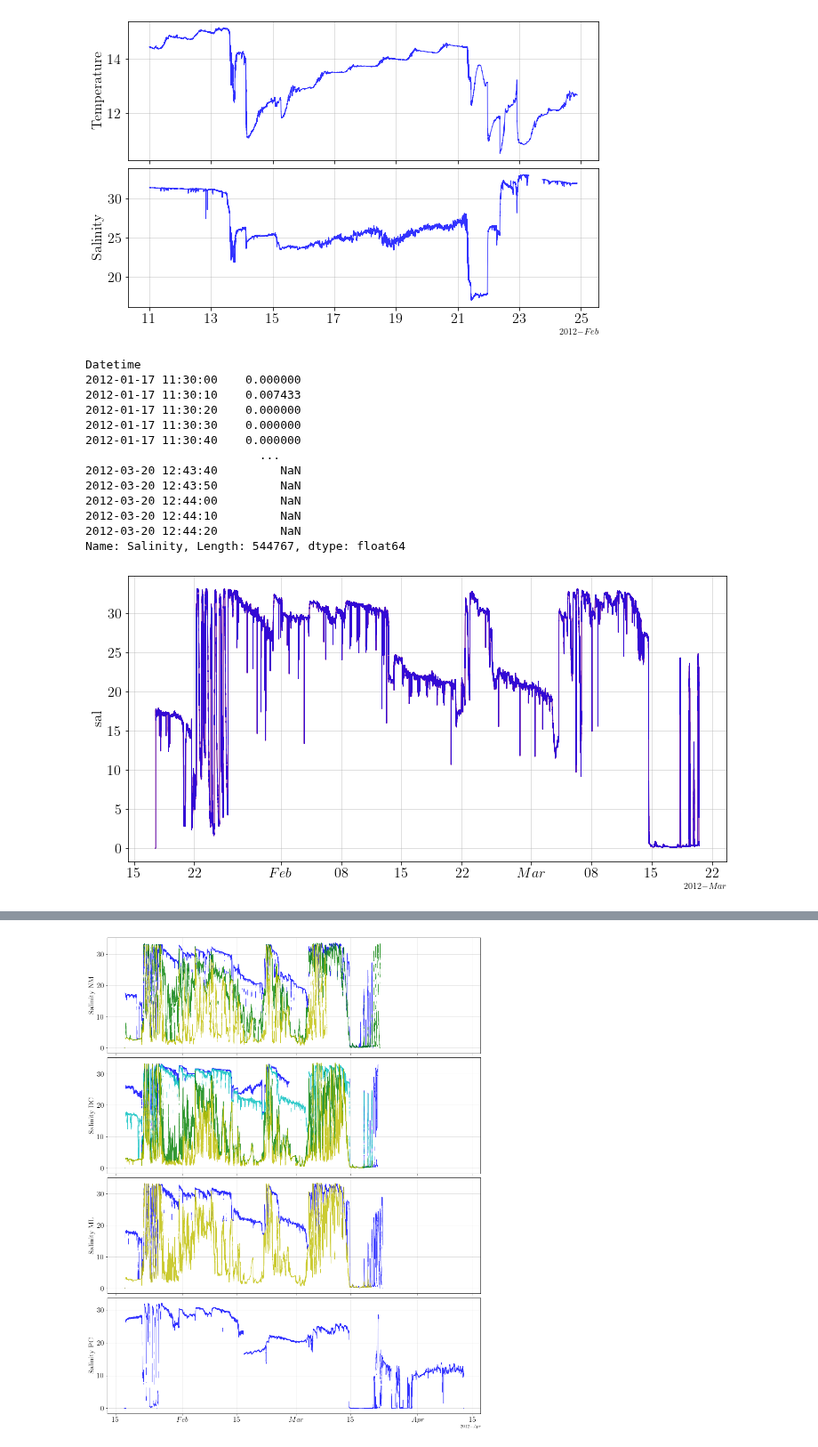
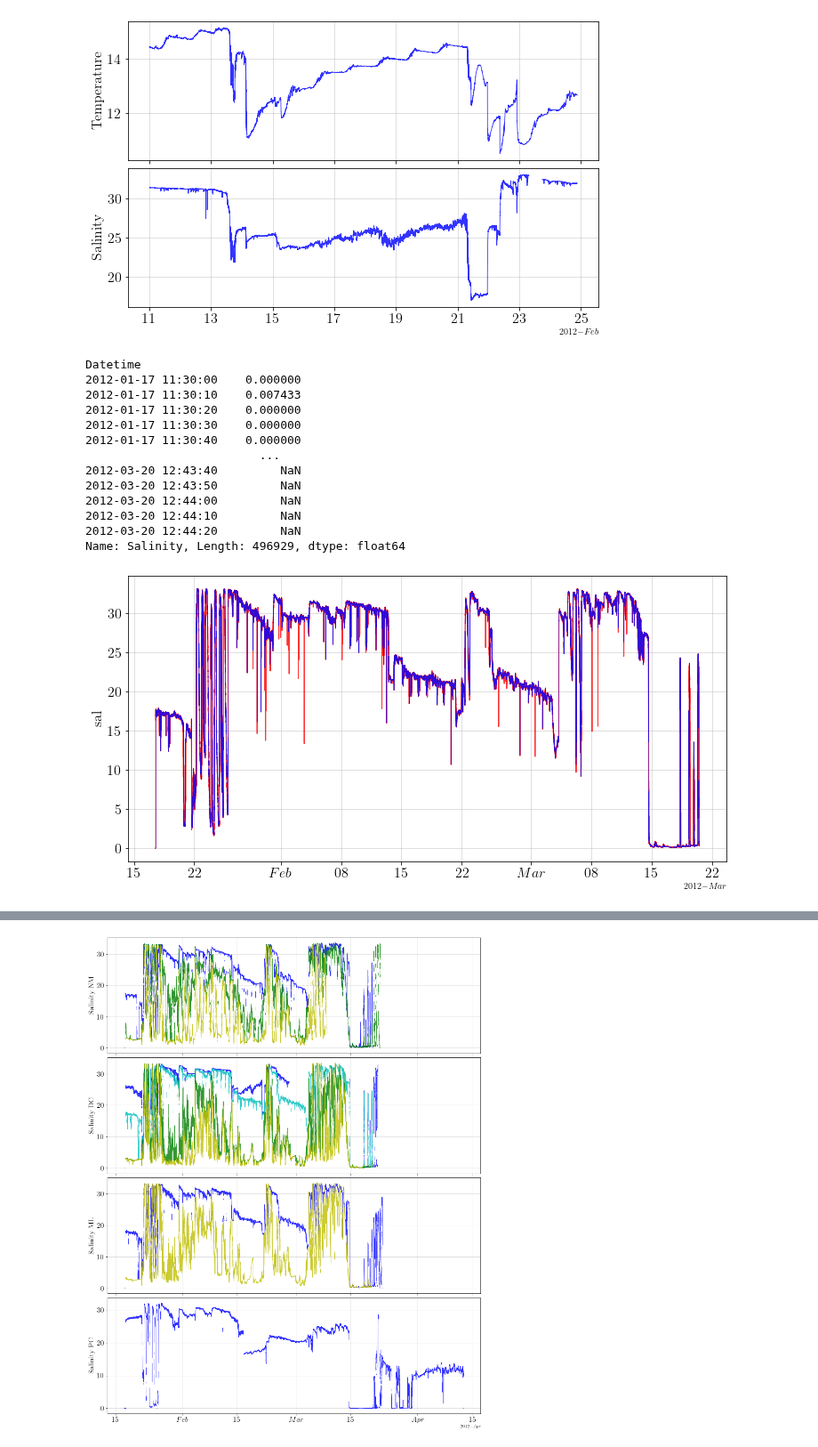
Before and after one commit to Dhannai/Thesis, a Jupyter notebook: febmar/del_sal_tem.ipynb, the cells around one changed output, grey strips where cells are left out. Shown at 89% size. Cells and saved outputs as stored; diff of their text form; code cells hidden in the pictures.

```diff
--- a/febmar/del_sal_tem.ipynb
+++ b/febmar/del_sal_tem.ipynb
@@ -289,10 +289,13 @@ ax1.xaxis.set_major_formatter(formatter)
 def del_err(ds):
     for i in range(len(ds)-2, 0, -1):
         if np.isnan(ds[i]):
-            if abs(ds[i+1] - ds[i-1])>1.2:
+            if abs(ds[i+1] - ds[i-1])>ds[i-50:i+50].std(skipna=True):
                 ds = ds.drop(ds.index[i+1])
-        if abs(ds[i] - ds[i-1])>1.2:
+        if abs(ds[i] - ds[i-1])>ds[i-50:i+50].std(skipna=True):
             ds = ds.drop(ds.index[i])
+        if abs(ds[i] - ds[i-1])>0.8:
+            ds = ds.drop(ds.index[i])
+
     return ds
 # %%
 def del_err2(ds):
@@ -307,3 +308,5 @@ test; minval = del_err2(DC_2["Salinity"])
+# %%
+minval = del_err(DC_2["Salinity"])
 # %%
 minval
 # %% [output]
@@ -319,27 +322,27 @@ Datetime
 2012-03-20 12:44:00         NaN
 2012-03-20 12:44:10         NaN
 2012-03-20 12:44:20         NaN
-Name: Salinity, Length: 544767, dtype: float64
+Name: Salinity, Length: 496929, dtype: float64
 # %%
 fig, (ax1) = plt.subplots(nrows=1, figsize=(10, 5), constrained_layout=True, sharex=True)
 
 #Formato fecha
 locator = mdates.AutoDateLocator()
 formatter = mdates.ConciseDateFormatter(locator)
 
 ax1.set_ylabel(r"sal ",
           fontsize=16)
 
-ax1.plot(DC_2.index, DC_2["Salinity"].values, c='r', alpha=0.8, linewidth=0.8, label='top-bottom')
-ax1.plot(test.index, test.values, c='b', alpha=0.8, linewidth=0.8, label='top-bottom')
+ax1.plot(DC_2.index, DC_2["Salinity"].values, c='r', alpha=0.8, linewidth=1, label='top-bottom')
+ax1.plot(minval.index, minval.values, c='b', alpha=0.8, linewidth=0.5, label='top-bottom')
 
 ax1.xaxis.set_tick_params(labelsize=16)
 ax1.yaxis.set_tick_params(labelsize=16)
 ax1.grid(alpha=0.5)
 
 
 # Ajustar formato fecha
 ax1.xaxis.set_major_locator(locator)
 ax1.xaxis.set_major_formatter(formatter)
 # %% [output]
-[figure, old version]
+[figure, new version]
```
Also changed, not shown: parts of 4 cells of this notebook, 6 other files.
